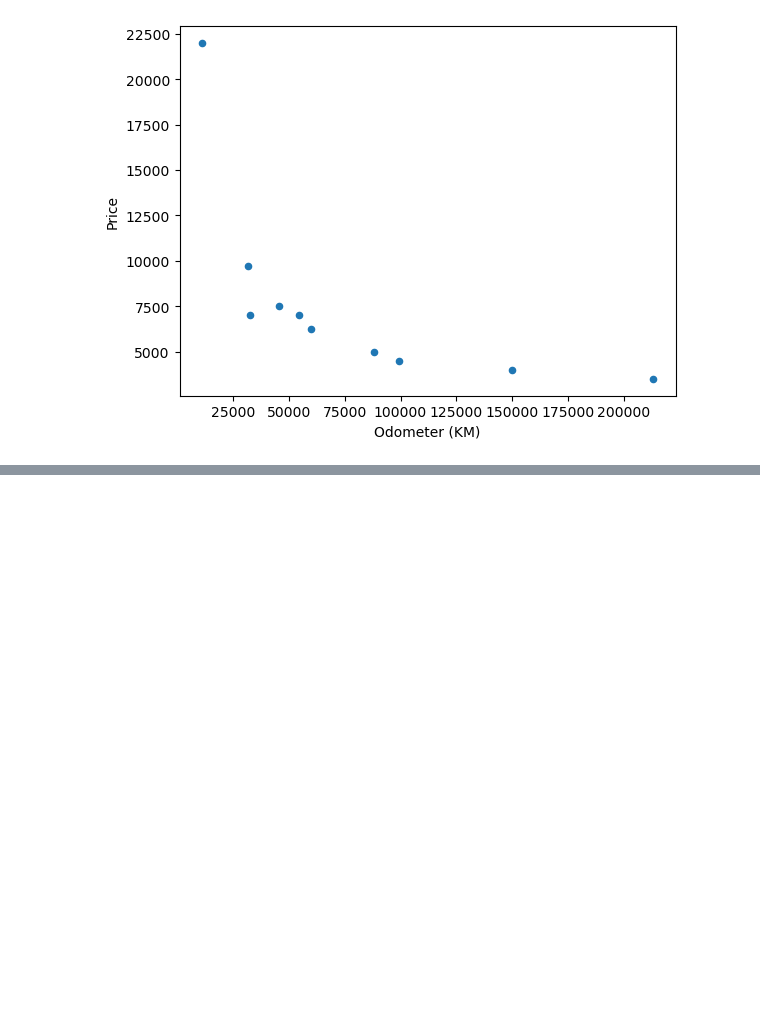
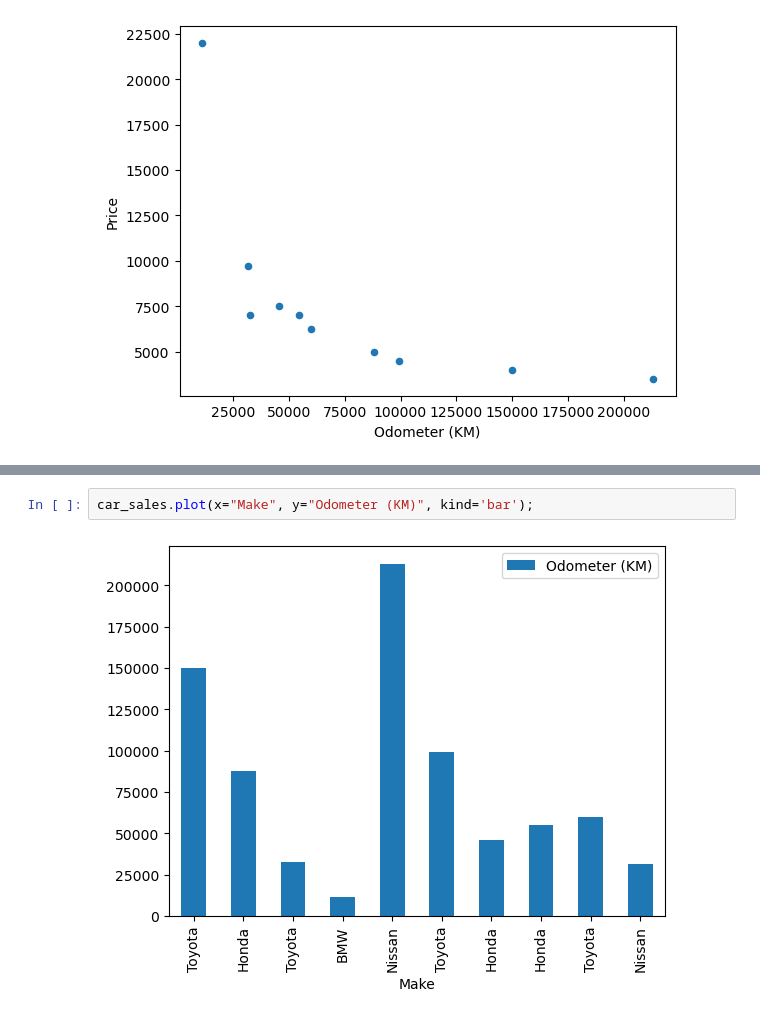
Before and after one commit to pnowak2/learnjs, a Jupyter notebook: libraries/machine learning/complete-machine-learning-bootcamp-udemy/8-matplotlib/introduction-to-matplotlib.ipynb, the cells around one changed output, grey strips where cells are left out. Drawn from its saved outputs; the diff is of its cells as text; blank space fills up the shorter version.

```diff
--- a/libraries/machine learning/complete-machine-learning-bootcamp-udemy/8-matplotlib/introduction-to-matplotlib.ipynb
+++ b/libraries/machine learning/complete-machine-learning-bootcamp-udemy/8-matplotlib/introduction-to-matplotlib.ipynb
@@ -334,0 +392,4 @@ car_sales.plot(x="Odometer (KM)", y="Price", kind='scatter');
+# %%
+car_sales.plot(x="Make", y="Odometer (KM)", kind='bar');
+# %% [output]
+[figure, added]
```
Also changed, not shown: parts of 10 cells of this notebook.
